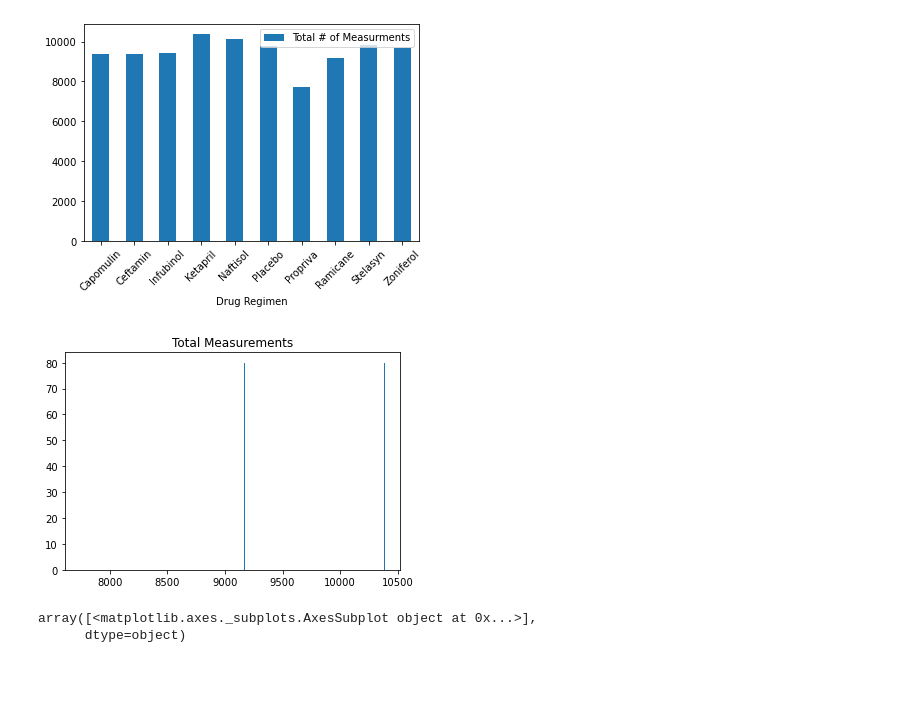
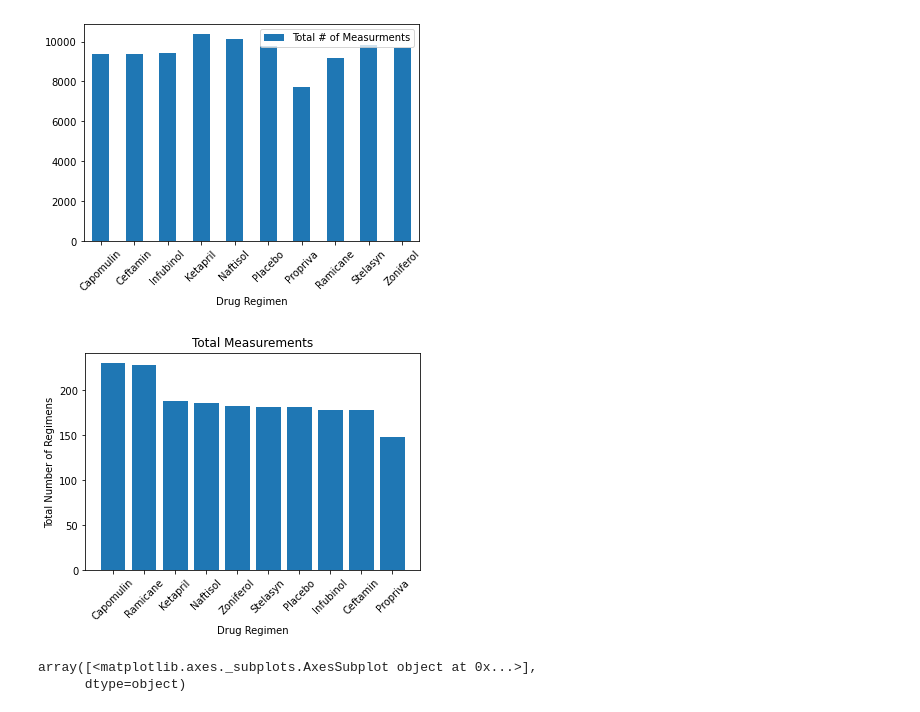
Before and after one commit to ethomps33/MatplotlibHW_ThePowerOfPlots, a Jupyter notebook: Pymaceuticals/pymaceuticals_starter.ipynb, the cells around one changed output. Cells and saved outputs as stored; diff of their text form; code cells hidden in the pictures; blank space fills up the shorter version.

Commit message:
Fixed the bar chart and rough outputs of line and scatter plots

```diff
--- a/Pymaceuticals/pymaceuticals_starter.ipynb
+++ b/Pymaceuticals/pymaceuticals_starter.ipynb
@@ -117,15 +117,21 @@ clean_mice_df.plot(kind = 'bar', rot=45)
 # %% [output]
 <matplotlib.axes._subplots.AxesSubplot at 0x...>
 [figure]
+# %%
+clean_mice_total =clean_mice['Drug Regimen'].value_counts()
+# %%
+drug_reg = clean_mice_total.index.values
 # %%
 # Generate a bar plot showing the total number of measurements taken on each drug regimen using pyplot.
 plt.title("Total Measurements")
-plt.bar(drug_sum, 80)
-plt.
+plt.bar(drug_reg, clean_mice_total)
+plt.xlabel('Drug Regimen')
+plt.ylabel('Total Number of Regimens')
+plt.xticks(rotation=45)
 plt.plot()
 plt.show()
 # %% [output]
-[figure, old version]
+[figure, new version]
 # %%
 # Generate a pie plot showing the distribution of female versus male mice using pandas
 gender_mice = clean_mice['Sex'].value_counts()
```
Also changed, not shown: parts of 7 cells of this notebook.
